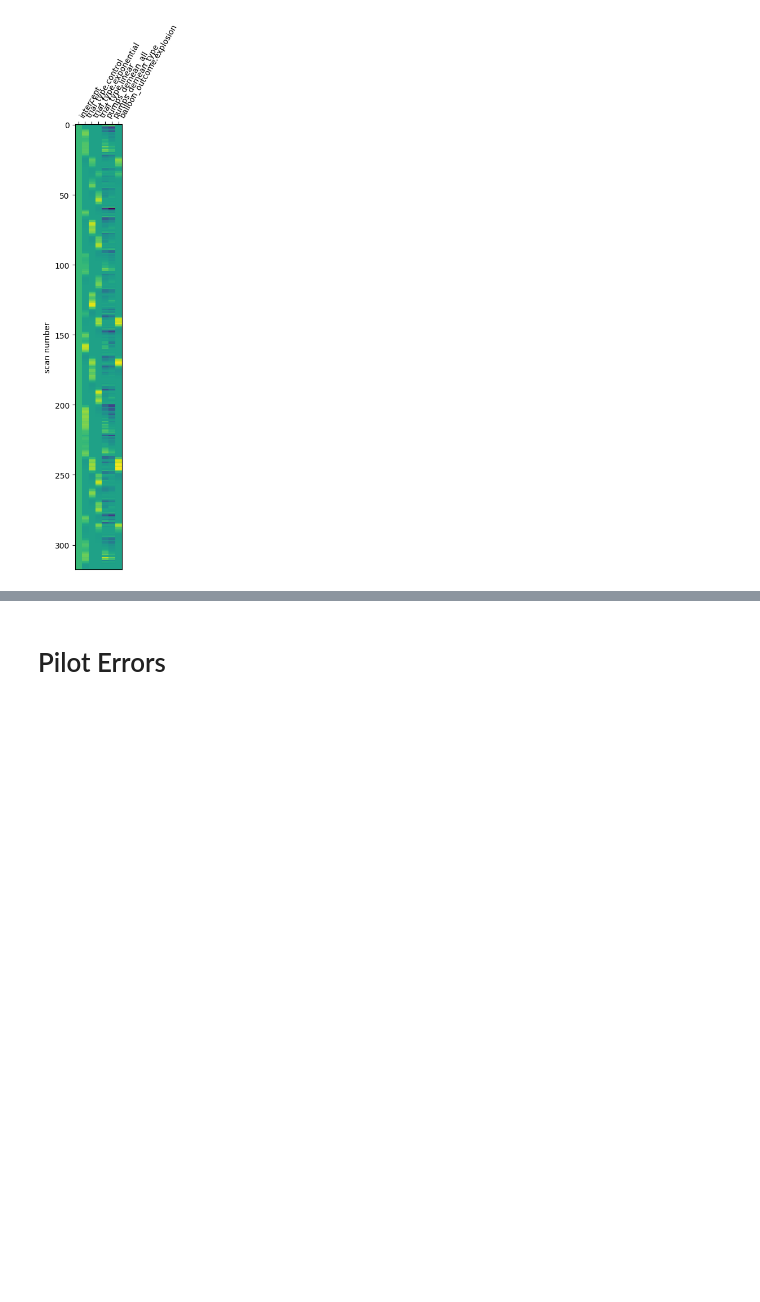
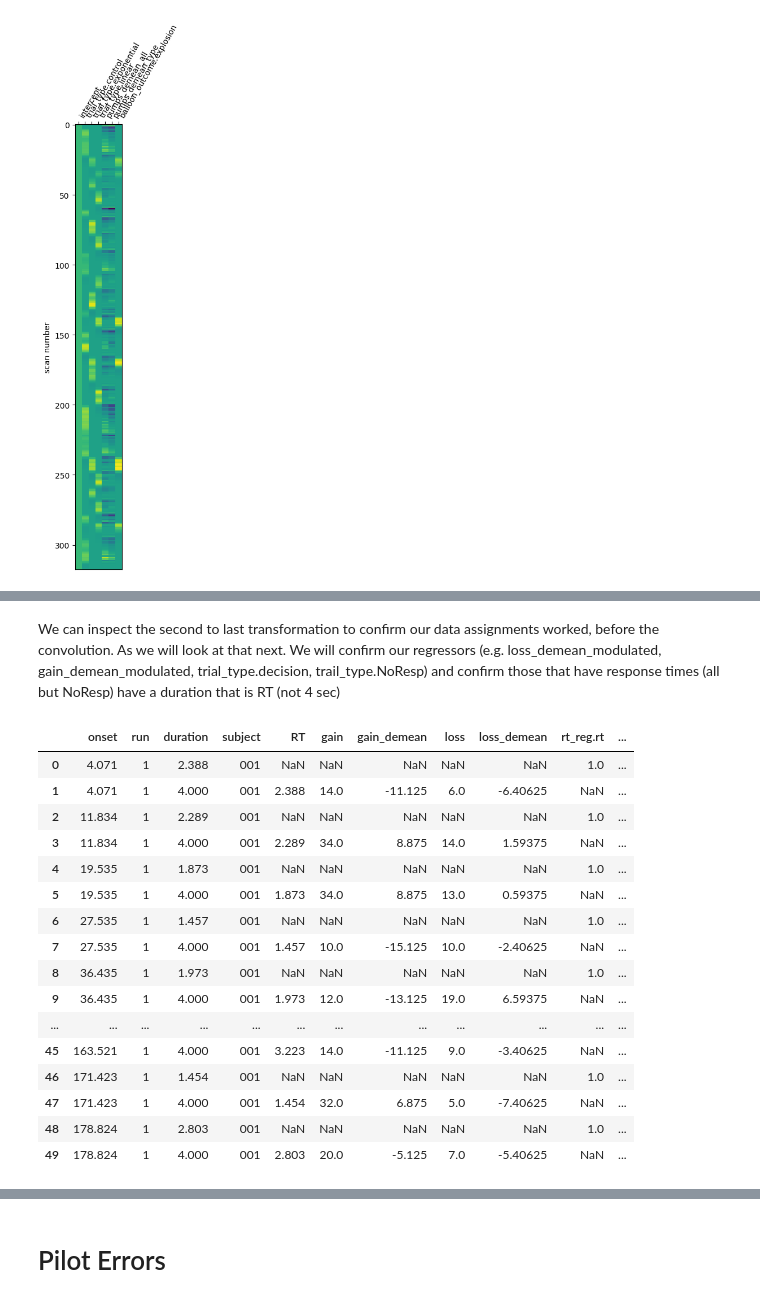
Before and after one commit to lobennett/openneuro_glmfitlins, a Jupyter notebook: scripts/jupyter_notebooks/transformations.ipynb, the cells around one changed output, grey strips where cells are left out. Saved outputs shown, nothing was run; the diff lists cells and outputs as text; code cells hidden in the pictures; blank space fills up the shorter version.

```diff
--- a/scripts/jupyter_notebooks/transformations.ipynb
+++ b/scripts/jupyter_notebooks/transformations.ipynb
@@ -924,0 +1206,23 @@ In this instance, the trial_type column had 'strings' and 'n/a' values.
+# %% [markdown]
+We can inspect the second to last transformation to confirm our data assignments worked, before the convolution. As we will look at that next. We will confirm our regressors (e.g. loss_demean_modulated, gain_demean_modulated, trial_type.decision, trail_type.NoResp) and confirm those that have response times (all but NoResp) have a duration that is RT (not 4 sec)
+# %%
+# History: Second to last step
+outputs[0].trans_hist[-2].output.to_df().head(50)
+# %% [output]
+|  | onset | run | duration | subject | RT | gain | gain_demean | loss | loss_demean | rt_reg.rt | ... |
+| 0 | 4.071 | 1 | 2.388 | 001 | NaN | NaN | NaN | NaN | NaN | 1.0 | ... |
+| 1 | 4.071 | 1 | 4.000 | 001 | 2.388 | 14.0 | -11.125 | 6.0 | -6.40625 | NaN | ... |
+| 2 | 11.834 | 1 | 2.289 | 001 | NaN | NaN | NaN | NaN | NaN | 1.0 | ... |
+| 3 | 11.834 | 1 | 4.000 | 001 | 2.289 | 34.0 | 8.875 | 14.0 | 1.59375 | NaN | ... |
+| 4 | 19.535 | 1 | 1.873 | 001 | NaN | NaN | NaN | NaN | NaN | 1.0 | ... |
+| 5 | 19.535 | 1 | 4.000 | 001 | 1.873 | 34.0 | 8.875 | 13.0 | 0.59375 | NaN | ... |
+| 6 | 27.535 | 1 | 1.457 | 001 | NaN | NaN | NaN | NaN | NaN | 1.0 | ... |
+| 7 | 27.535 | 1 | 4.000 | 001 | 1.457 | 10.0 | -15.125 | 10.0 | -2.40625 | NaN | ... |
+| 8 | 36.435 | 1 | 1.973 | 001 | NaN | NaN | NaN | NaN | NaN | 1.0 | ... |
+| 9 | 36.435 | 1 | 4.000 | 001 | 1.973 | 12.0 | -13.125 | 19.0 | 6.59375 | NaN | ... |
+| ... | ... | ... | ... | ... | ... | ... | ... | ... | ... | ... | ... |
+| 45 | 163.521 | 1 | 4.000 | 001 | 3.223 | 14.0 | -11.125 | 9.0 | -3.40625 | NaN | ... |
+| 46 | 171.423 | 1 | 1.454 | 001 | NaN | NaN | NaN | NaN | NaN | 1.0 | ... |
+| 47 | 171.423 | 1 | 4.000 | 001 | 1.454 | 32.0 | 6.875 | 5.0 | -7.40625 | NaN | ... |
+| 48 | 178.824 | 1 | 2.803 | 001 | NaN | NaN | NaN | NaN | NaN | 1.0 | ... |
+| 49 | 178.824 | 1 | 4.000 | 001 | 2.803 | 20.0 | -5.125 | 7.0 | -5.40625 | NaN | ... |
```
Also changed, not shown: parts of 36 cells of this notebook, 47 other files.
